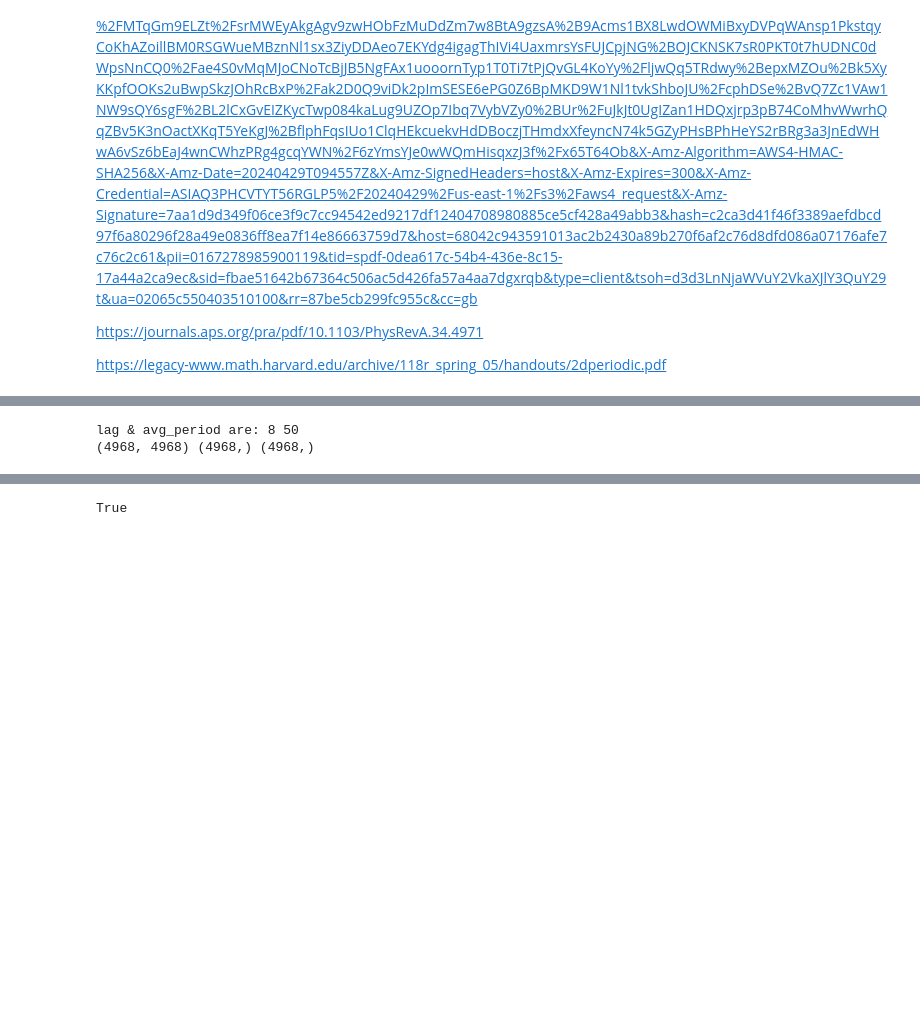
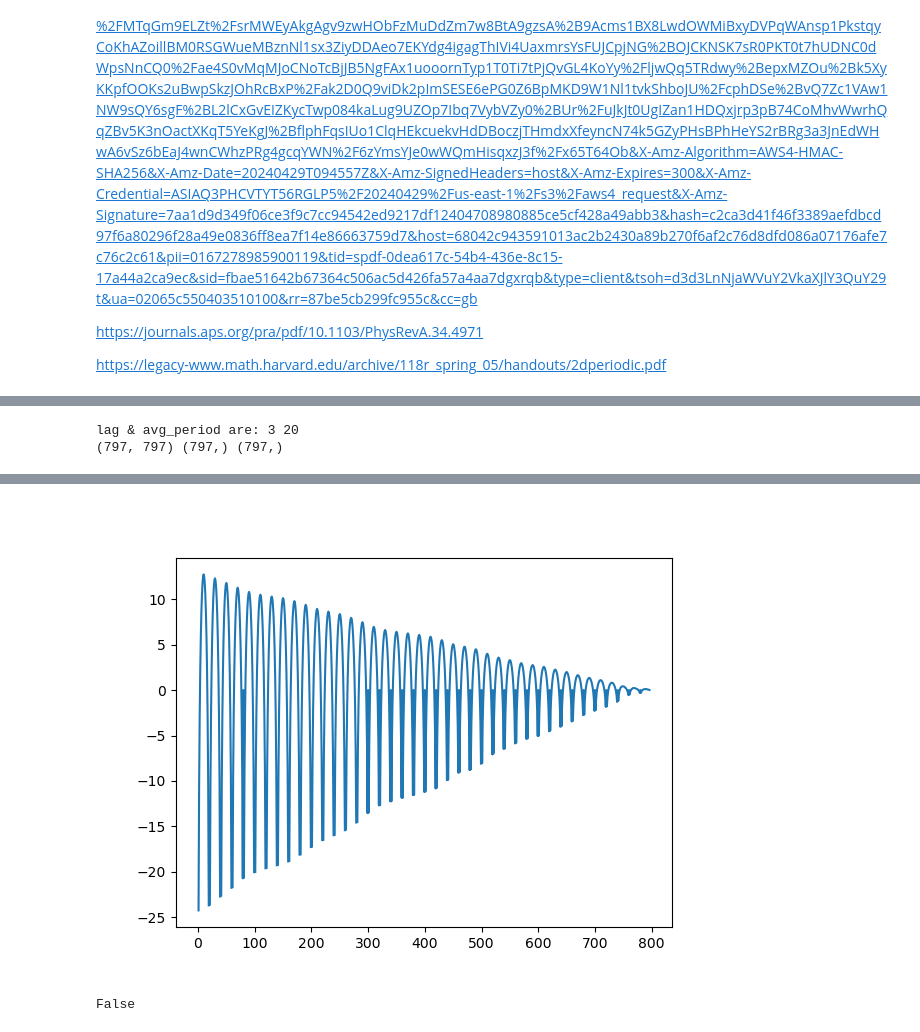
Before and after one commit to USonixGroup/wpt-cavitation, a Jupyter notebook: notebooks/LE2.ipynb, the cells around one changed output, grey strips where cells are left out. Cells and saved outputs as stored; diff of their text form; code cells hidden in the pictures; blank space fills up the shorter version.

```diff
--- a/notebooks/LE2.ipynb
+++ b/notebooks/LE2.ipynb
@@ -36,7 +36,7 @@ def numba_parallel_dist(distance_sqm, avg_period):
 #         distance_time[0,j] = distance_sqm[index,j]
         for i in range(M):
             if (index+i)<M and (j+i)<M:
-                distance_time[j,i] = distance_sqm[index+i,j+i]
+                distance_time[j,i] = distance_sqm[index+i,j] #j+i]
     return distance_time
 
 # @numba.jit(parallel=True, nogil=True)
@@ -103,8 +103,9 @@ def le_calc(data, deltat, dimension = 2, lag = None, avg_period = None):
         the phase space dimension for the dynamic system
     """
     data_reshaped, M ,_ , lag, avg_period = timeseries_to_phasespace(data, deltat, dimension, lag, avg_period)
+    data_distance = pairwise_distance(data_reshaped)
     xi_value = np.arange(M)
-    distance = numba_parallel_dist(data_reshaped, avg_period)
+    distance = numba_parallel_dist(data_distance, avg_period)
     distance[distance<=1e-10] = 1
     yi_value = np.sum(np.log(distance),axis=0) / deltat / M
     print(distance.shape, yi_value.shape, xi_value.shape)
@@ -134,5 +146,5 @@ deltat: 0.002
 # %%
-data_reshaped, xi_value, yi_value, distance_harm = le_calc(data,deltat,dimension=5)
+data_reshaped, xi_value, yi_value, distance_harm = le_calc(data,deltat,dimension=2)
 # %% [output]
-lag & avg_period are: 8 50
-(4968, 4968) (4968,) (4968,)
+lag & avg_period are: 3 20
+(797, 797) (797,) (797,)
@@ -140,0 +151 @@ lag & avg_period are: 8 50
+[figure, added]
@@ -141,7 +154,7 @@ lag & avg_period are: 8 50
 # %%
-np.any(np.isnan(distance))
+np.any(np.isnan(distance_harm))
 # %% [output]
-True
+False
 # %%
 plt.figure()
 plt.plot(data_reshaped[:,0],data_reshaped[:,1],'o')
```
Also changed, not shown: parts of 32 cells of this notebook.
